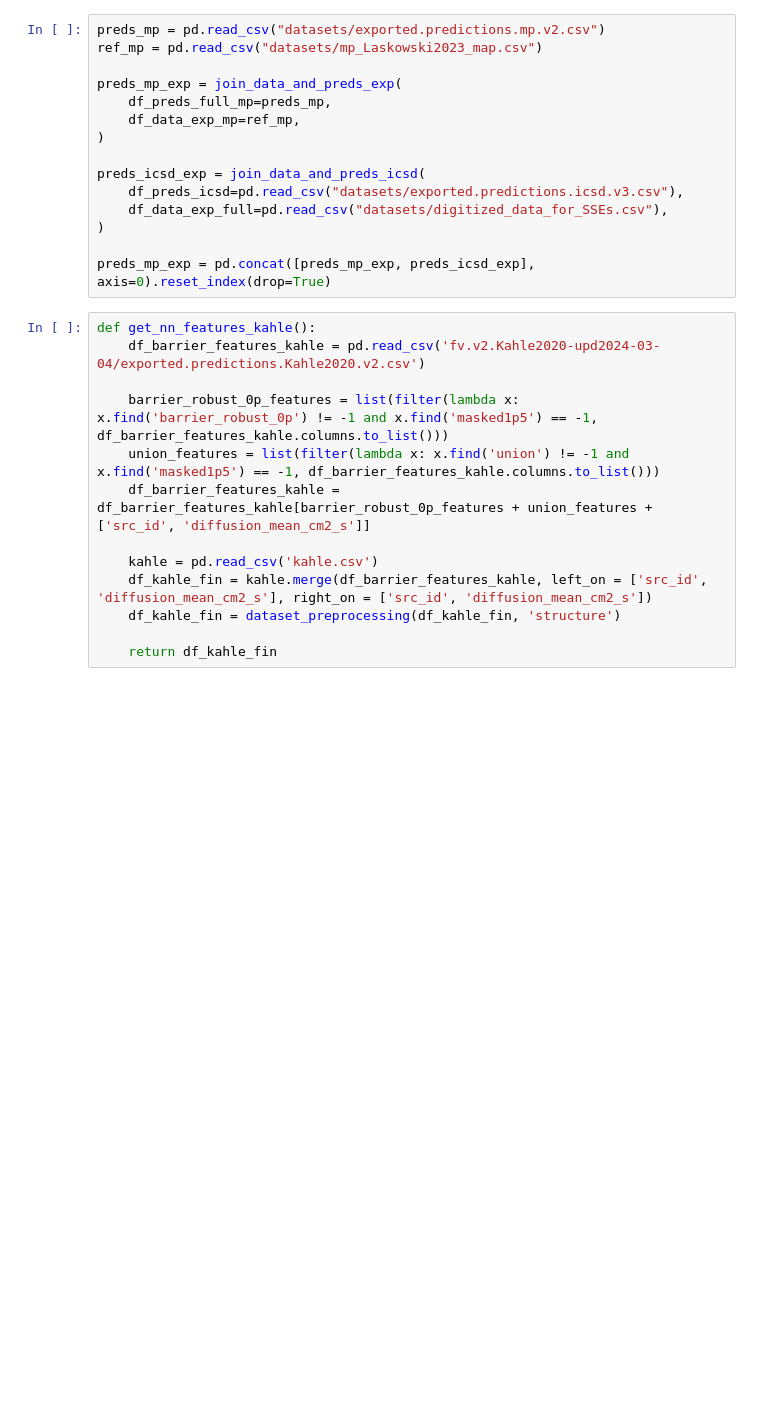
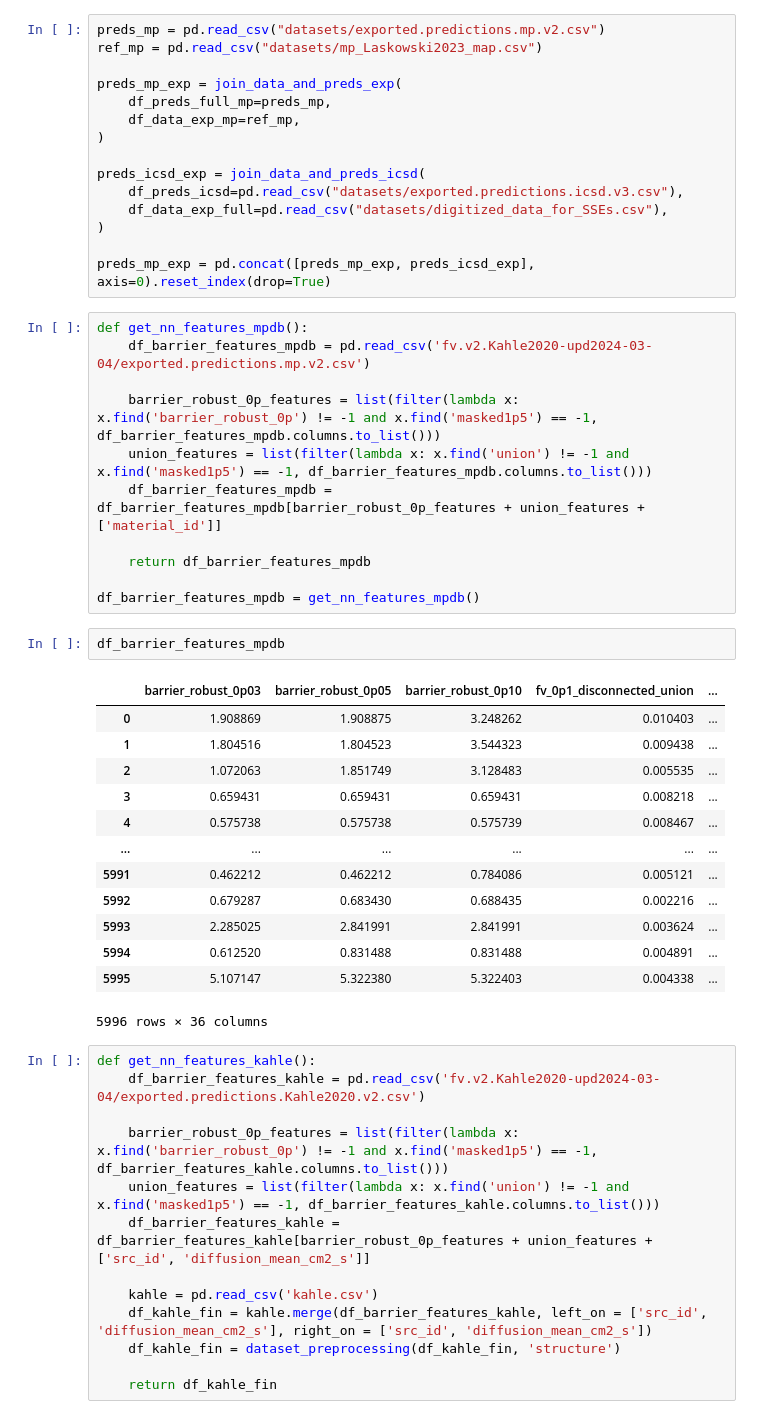
Before and after one commit to volyachka/material-project, a Jupyter notebook: final_plot_nn_evaluate_with_cv.ipynb, the cells around one changed output. Drawn from its saved outputs; the diff is of its cells as text; blank space fills up the shorter version.

```diff
--- a/final_plot_nn_evaluate_with_cv.ipynb
+++ b/final_plot_nn_evaluate_with_cv.ipynb
@@ -31,6 +35,33 @@ preds_icsd_exp = join_data_and_preds_icsd(
 )
 
 preds_mp_exp = pd.concat([preds_mp_exp, preds_icsd_exp], axis=0).reset_index(drop=True)
+# %%
+def get_nn_features_mpdb():
+    df_barrier_features_mpdb = pd.read_csv('fv.v2.Kahle2020-upd2024-03-04/exported.predictions.mp.v2.csv')
+
+    barrier_robust_0p_features = list(filter(lambda x: x.find('barrier_robust_0p') != -1 and x.find('masked1p5') == -1, df_barrier_features_mpdb.columns.to_list()))
+    union_features = list(filter(lambda x: x.find('union') != -1 and x.find('masked1p5') == -1, df_barrier_features_mpdb.columns.to_list()))
+    df_barrier_features_mpdb = df_barrier_features_mpdb[barrier_robust_0p_features + union_features + ['material_id']]
+
+    return df_barrier_features_mpdb
+
+df_barrier_features_mpdb = get_nn_features_mpdb()
+# %%
+df_barrier_features_mpdb
+# %% [output]
+|  | barrier_robust_0p03 | barrier_robust_0p05 | barrier_robust_0p10 | fv_0p1_disconnected_union | ... |
+| 0 | 1.908869 | 1.908875 | 3.248262 | 0.010403 | ... |
+| 1 | 1.804516 | 1.804523 | 3.544323 | 0.009438 | ... |
+| 2 | 1.072063 | 1.851749 | 3.128483 | 0.005535 | ... |
+| 3 | 0.659431 | 0.659431 | 0.659431 | 0.008218 | ... |
+| 4 | 0.575738 | 0.575738 | 0.575739 | 0.008467 | ... |
+| ... | ... | ... | ... | ... | ... |
+| 5991 | 0.462212 | 0.462212 | 0.784086 | 0.005121 | ... |
+| 5992 | 0.679287 | 0.683430 | 0.688435 | 0.002216 | ... |
+| 5993 | 2.285025 | 2.841991 | 2.841991 | 0.003624 | ... |
+| 5994 | 0.612520 | 0.831488 | 0.831488 | 0.004891 | ... |
+| 5995 | 5.107147 | 5.322380 | 5.322403 | 0.004338 | ... |
+5996 rows × 36 columns
 # %%
 def get_nn_features_kahle():
     df_barrier_features_kahle = pd.read_csv('fv.v2.Kahle2020-upd2024-03-04/exported.predictions.Kahle2020.v2.csv')
```
Also changed, not shown: parts of 1 cell of this notebook, 3 other files.
